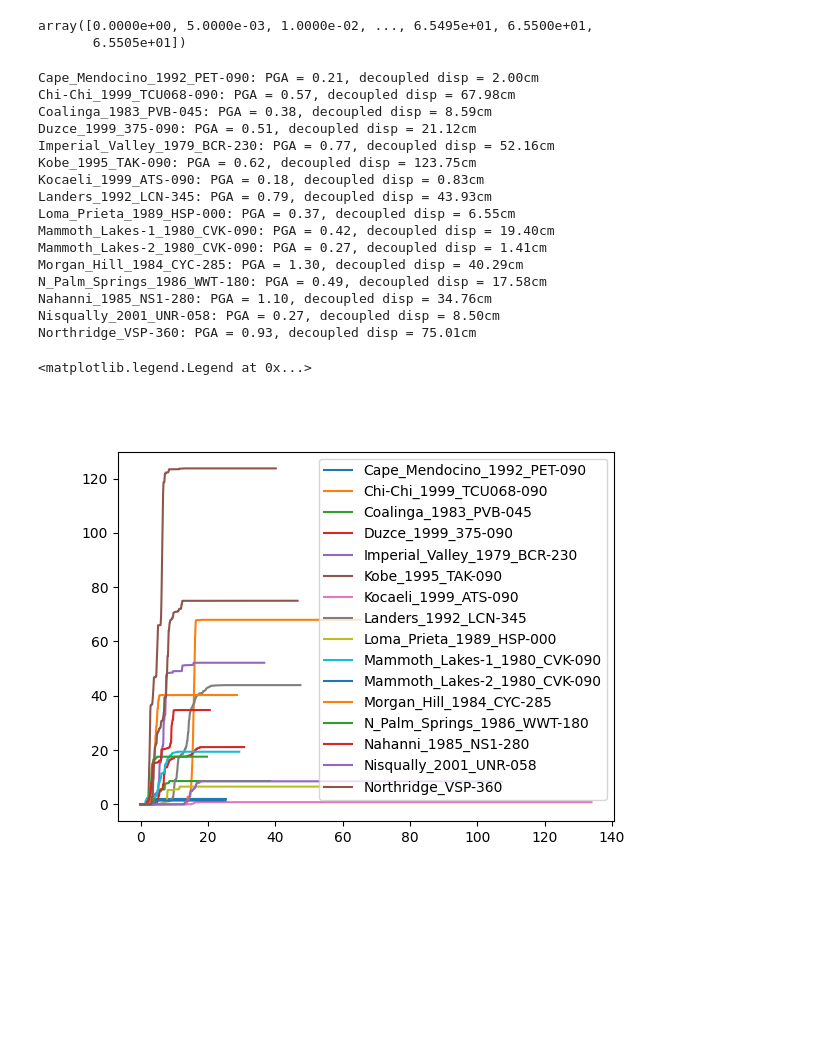
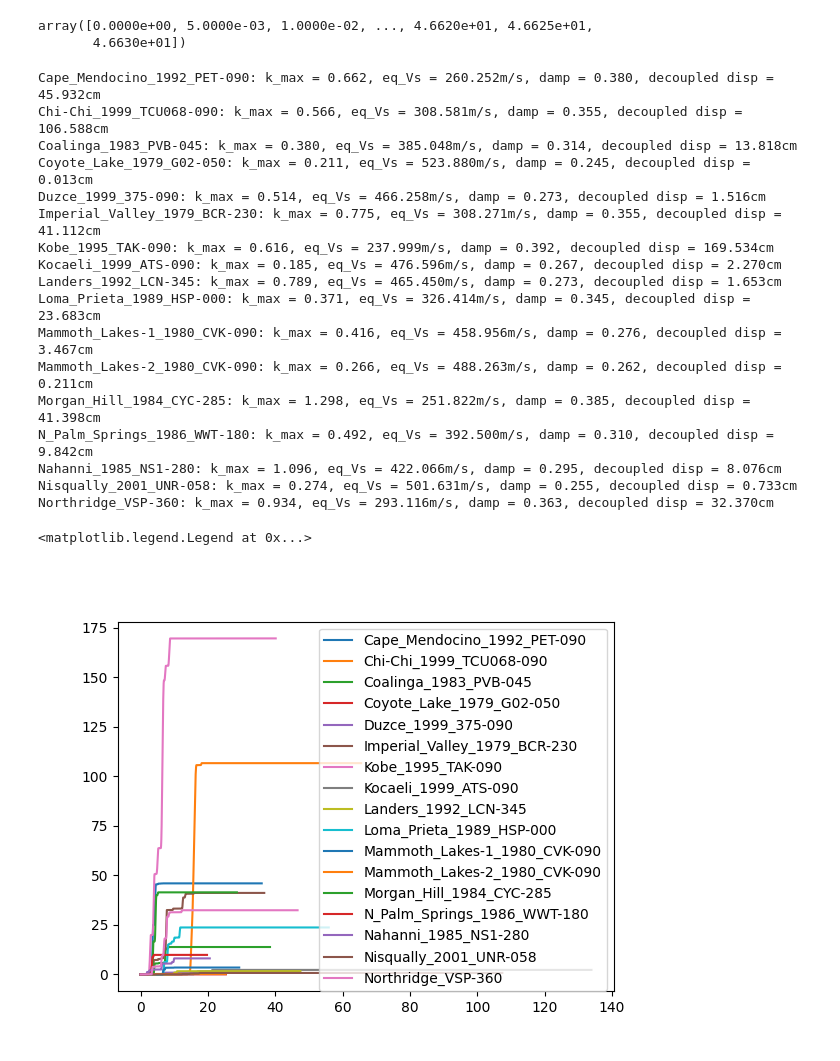
Before and after one commit to pySLAMMER/pySLAMMER, a Jupyter notebook: pyslammer/decoupled_testing.ipynb, the cells around one changed output. Saved outputs shown, nothing was run; the diff lists cells and outputs as text; code cells hidden in the pictures; blank space fills up the shorter version.

Commit message:
decoupled matching p_sets A and B

```diff
--- a/pyslammer/decoupled_testing.ipynb
+++ b/pyslammer/decoupled_testing.ipynb
@@ -6,7 +6,7 @@ import matplotlib.pyplot as plt
 histories = slam.sample_ground_motions()
 ky = 0.15
 motion = histories["Northridge_VSP-360"]
-motion = histories["Chi-Chi_1999_TCU068-090"]
+# motion = histories["Chi-Chi_1999_TCU068-090"]
 dt = motion[0][1] - motion[0][0]
 input_acc = motion[1] / 9.80665
 da = slam.Decoupled(k_y=ky,
@@ -37,52 +37,54 @@ ax[2].plot(motion[0],da.block_disp)
 # %%
 motion[0]
 # %% [output]
-array([0.0000e+00, 5.0000e-03, 1.0000e-02, ..., 6.5495e+01, 6.5500e+01,
-       6.5505e+01])
+array([0.0000e+00, 5.0000e-03, 1.0000e-02, ..., 4.6620e+01, 4.6625e+01,
+       4.6630e+01])
 # %%
 sorted_histories = sorted(histories.keys())
 # %%
 # %%time
 fig, ax = plt.subplots()
 for name in sorted_histories:
     motion = histories[name]
     dt = motion[0][1] - motion[0][0]
     input_acc = motion[1] / 9.80665
     da = slam.Decoupled(k_y=ky,
                         a_in=input_acc,
                         dt=dt,
                         height=50.0,
                         vs_slope=600.0,
                         vs_base=600.0,
                         damp_ratio=0.05,
                         ref_strain=0.0005,
-                        soil_model="linear_elastic",
+                        soil_model="equivalent_linear",
                         si_units=True,
                         lite=False)
     da.run_sliding_analysis()
     pga = max(abs(input_acc))
-    print(f"{name}: PGA = {pga:.2f}, decoupled disp = {da.block_disp[-1] * 100:.2f}cm")
+    # print(f"{name}: PGA = {pga:.2f}, decoupled disp = {da.block_disp[-1] * 100:.2f}cm")
+    print(f"{name}: k_max = {pga:.3f}, eq_Vs = {da._vs_slope:.3f}m/s, damp = {da._damp_tot:.3f}, decoupled disp = {da.block_disp[-1] * 100:.3f}cm")
     ax.plot(motion[0],da.block_disp*100,label=name)
 ax.legend()
 # %% [output]
-Cape_Mendocino_1992_PET-090: PGA = 0.21, decoupled disp = 2.00cm
-Chi-Chi_1999_TCU068-090: PGA = 0.57, decoupled disp = 67.98cm
-Coalinga_1983_PVB-045: PGA = 0.38, decoupled disp = 8.59cm
-Duzce_1999_375-090: PGA = 0.51, decoupled disp = 21.12cm
-Imperial_Valley_1979_BCR-230: PGA = 0.77, decoupled disp = 52.16cm
-Kobe_1995_TAK-090: PGA = 0.62, decoupled disp = 123.75cm
-Kocaeli_1999_ATS-090: PGA = 0.18, decoupled disp = 0.83cm
-Landers_1992_LCN-345: PGA = 0.79, decoupled disp = 43.93cm
-Loma_Prieta_1989_HSP-000: PGA = 0.37, decoupled disp = 6.55cm
-Mammoth_Lakes-1_1980_CVK-090: PGA = 0.42, decoupled disp = 19.40cm
-Mammoth_Lakes-2_1980_CVK-090: PGA = 0.27, decoupled disp = 1.41cm
-Morgan_Hill_1984_CYC-285: PGA = 1.30, decoupled disp = 40.29cm
-N_Palm_Springs_1986_WWT-180: PGA = 0.49, decoupled disp = 17.58cm
-Nahanni_1985_NS1-280: PGA = 1.10, decoupled disp = 34.76cm
-Nisqually_2001_UNR-058: PGA = 0.27, decoupled disp = 8.50cm
-Northridge_VSP-360: PGA = 0.93, decoupled disp = 75.01cm
+Cape_Mendocino_1992_PET-090: k_max = 0.662, eq_Vs = 260.252m/s, damp = 0.380, decoupled disp = 45.932cm
+Chi-Chi_1999_TCU068-090: k_max = 0.566, eq_Vs = 308.581m/s, damp = 0.355, decoupled disp = 106.588cm
+Coalinga_1983_PVB-045: k_max = 0.380, eq_Vs = 385.048m/s, damp = 0.314, decoupled disp = 13.818cm
+Coyote_Lake_1979_G02-050: k_max = 0.211, eq_Vs = 523.880m/s, damp = 0.245, decoupled disp = 0.013cm
+Duzce_1999_375-090: k_max = 0.514, eq_Vs = 466.258m/s, damp = 0.273, decoupled disp = 1.516cm
+Imperial_Valley_1979_BCR-230: k_max = 0.775, eq_Vs = 308.271m/s, damp = 0.355, decoupled disp = 41.112cm
+Kobe_1995_TAK-090: k_max = 0.616, eq_Vs = 237.999m/s, damp = 0.392, decoupled disp = 169.534cm
+Kocaeli_1999_ATS-090: k_max = 0.185, eq_Vs = 476.596m/s, damp = 0.267, decoupled disp = 2.270cm
+Landers_1992_LCN-345: k_max = 0.789, eq_Vs = 465.450m/s, damp = 0.273, decoupled disp = 1.653cm
+Loma_Prieta_1989_HSP-000: k_max = 0.371, eq_Vs = 326.414m/s, damp = 0.345, decoupled disp = 23.683cm
+Mammoth_Lakes-1_1980_CVK-090: k_max = 0.416, eq_Vs = 458.956m/s, damp = 0.276, decoupled disp = 3.467cm
+Mammoth_Lakes-2_1980_CVK-090: k_max = 0.266, eq_Vs = 488.263m/s, damp = 0.262, decoupled disp = 0.211cm
+Morgan_Hill_1984_CYC-285: k_max = 1.298, eq_Vs = 251.822m/s, damp = 0.385, decoupled disp = 41.398cm
+N_Palm_Springs_1986_WWT-180: k_max = 0.492, eq_Vs = 392.500m/s, damp = 0.310, decoupled disp = 9.842cm
+Nahanni_1985_NS1-280: k_max = 1.096, eq_Vs = 422.066m/s, damp = 0.295, decoupled disp = 8.076cm
+Nisqually_2001_UNR-058: k_max = 0.274, eq_Vs = 501.631m/s, damp = 0.255, decoupled disp = 0.733cm
+Northridge_VSP-360: k_max = 0.934, eq_Vs = 293.116m/s, damp = 0.363, decoupled disp = 32.370cm
 <matplotlib.legend.Legend at 0x...>
-[figure, old version]
+[figure, new version]
 # %%
 # plt.close("all")
 # # plt.plot(motion[0],motion[1])
```
Also changed, not shown: parts of 1 cell of this notebook, 3 other files.
